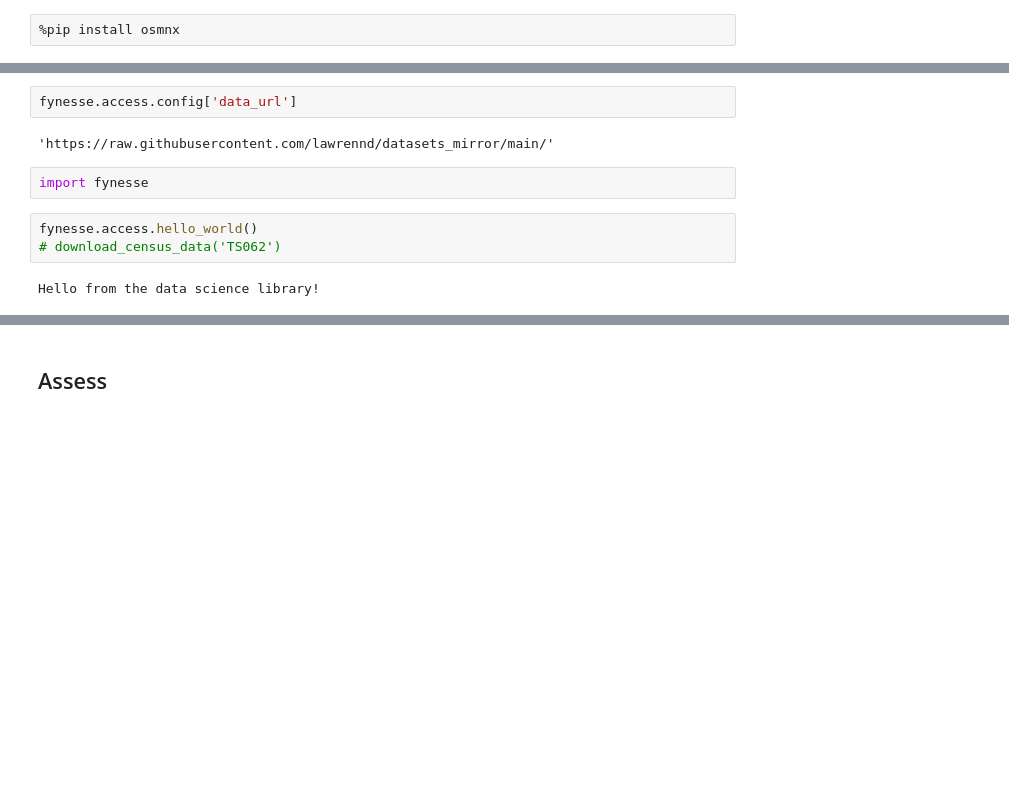
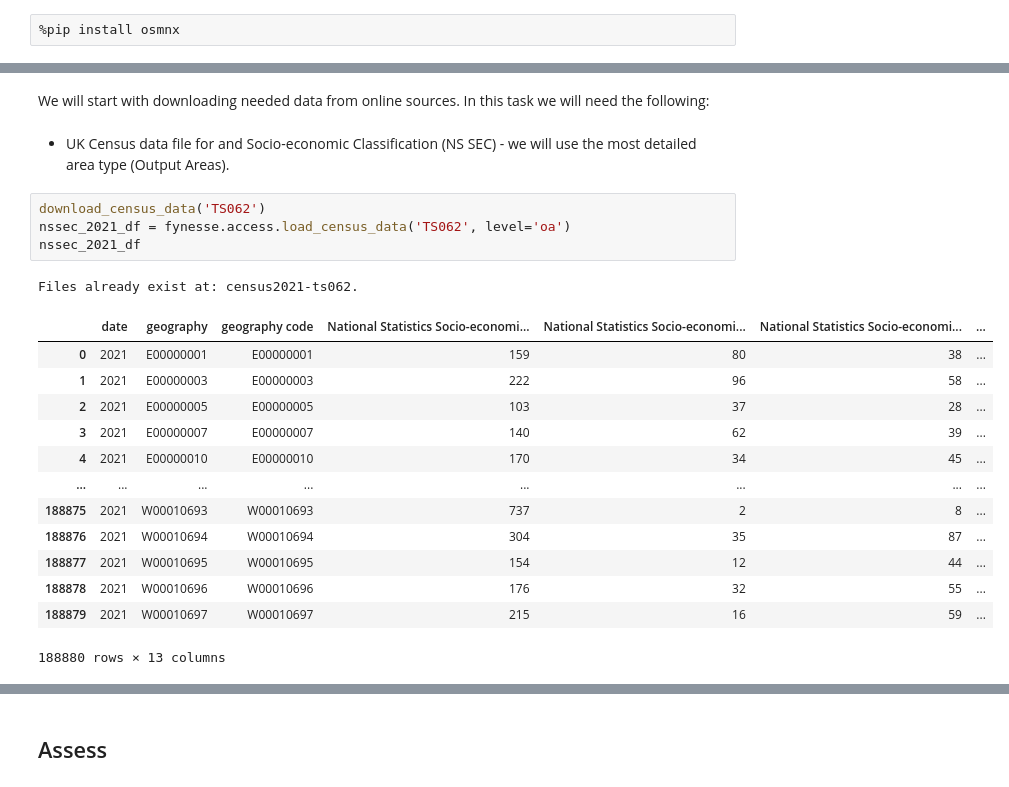
Before and after one commit to sdenyskov/sd995_ads_2024, a Jupyter notebook: notebooks/ads_course_assessment.ipynb, the cells around one changed output, grey strips where cells are left out. Cells and saved outputs as stored; diff of their text form; blank space fills up the shorter version.

```diff
--- a/notebooks/ads_course_assessment.ipynb
+++ b/notebooks/ads_course_assessment.ipynb
@@ -184,11 +566,23 @@ import osmnx as ox
-# %%
-fynesse.access.config['data_url']
-# %% [output]
-'https://raw.githubusercontent.com/lawrennd/datasets_mirror/main/'
-# %%
-import fynesse
-# %%
-fynesse.access.hello_world()
-# download_census_data('TS062')
-# %% [output]
-Hello from the data science library!
+# %% [markdown]
+We will start with downloading needed data from online sources. In this task we will need the following:
+# %% [markdown]
+- UK Census data file for and Socio-economic Classification (NS SEC) - we will use the most detailed area type (Output Areas).
+# %%
+download_census_data('TS062')
+nssec_2021_df = fynesse.access.load_census_data('TS062', level='oa')
+nssec_2021_df
+# %% [output]
+Files already exist at: census2021-ts062.
+|  | date | geography | geography code | National Statistics Socio-economi... | National Statistics Socio-economi... | National Statistics Socio-economi... | ... |
+| 0 | 2021 | E00000001 | E00000001 | 159 | 80 | 38 | ... |
+| 1 | 2021 | E00000003 | E00000003 | 222 | 96 | 58 | ... |
+| 2 | 2021 | E00000005 | E00000005 | 103 | 37 | 28 | ... |
+| 3 | 2021 | E00000007 | E00000007 | 140 | 62 | 39 | ... |
+| 4 | 2021 | E00000010 | E00000010 | 170 | 34 | 45 | ... |
+| ... | ... | ... | ... | ... | ... | ... | ... |
+| 188875 | 2021 | W00010693 | W00010693 | 737 | 2 | 8 | ... |
+| 188876 | 2021 | W00010694 | W00010694 | 304 | 35 | 87 | ... |
+| 188877 | 2021 | W00010695 | W00010695 | 154 | 12 | 44 | ... |
+| 188878 | 2021 | W00010696 | W00010696 | 176 | 32 | 55 | ... |
+| 188879 | 2021 | W00010697 | W00010697 | 215 | 16 | 59 | ... |
+188880 rows × 13 columns
```
Also changed, not shown: parts of 36 cells of this notebook, 11 other files.
